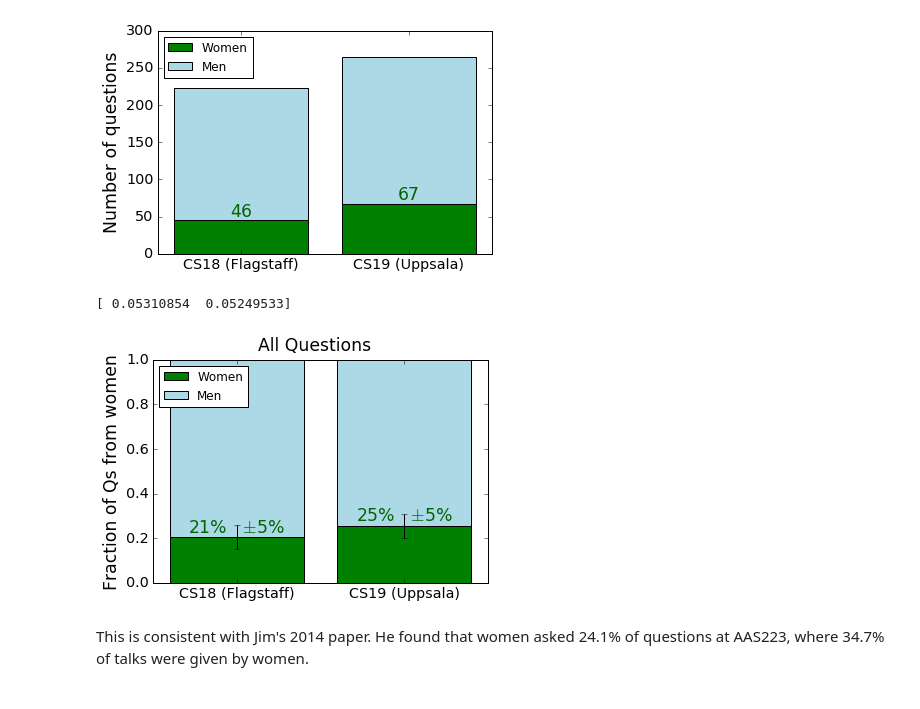
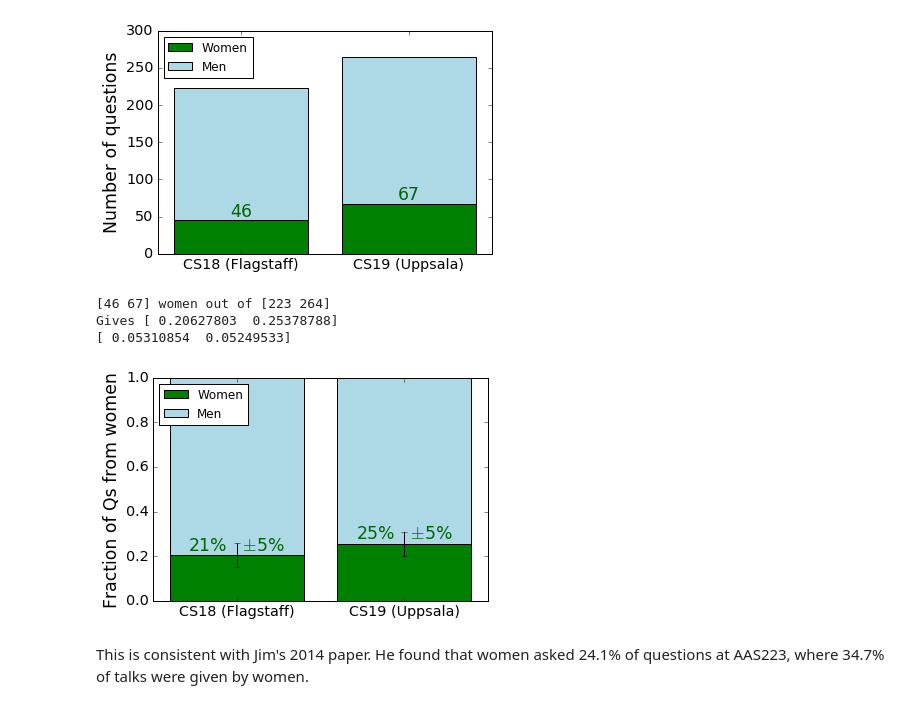
Before and after one commit to jradavenport/Gender-in-Astro, a Jupyter notebook: analysis/coolstars/douglas_coolstars_analysis.ipynb, the cells around one changed output. Saved outputs shown, nothing was run; the diff lists cells and outputs as text; code cells hidden in the pictures.

Commit message:
fixed question count at beginning of notebook

```diff
--- a/analysis/coolstars/douglas_coolstars_analysis.ipynb
+++ b/analysis/coolstars/douglas_coolstars_analysis.ipynb
@@ -253,11 +264,13 @@ plt.savefig("raw_questions.eps",bbox_inches="tight")
 [figure]
 # %%
 compare_women_fractions(women_count, men_count, totals_conference)
-plt.suptitle("All Questions",fontsize="xx-large")
+# plt.suptitle("All Questions",fontsize="xx-large")
 plt.savefig("raw_percentages.eps",bbox_inches="tight")
 # %% [output]
+[46 67] women out of [223 264]
+Gives [ 0.20627803  0.25378788]
 [ 0.05310854  0.05249533]
-[figure, old version]
+[figure, new version]
 # %% [markdown]
 This is consistent with Jim's 2014 paper. He found that women asked 24.1% of questions at AAS223, where 34.7% of talks were given by women.
 # %% [markdown]
```
Also changed, not shown: parts of 14 cells of this notebook.
